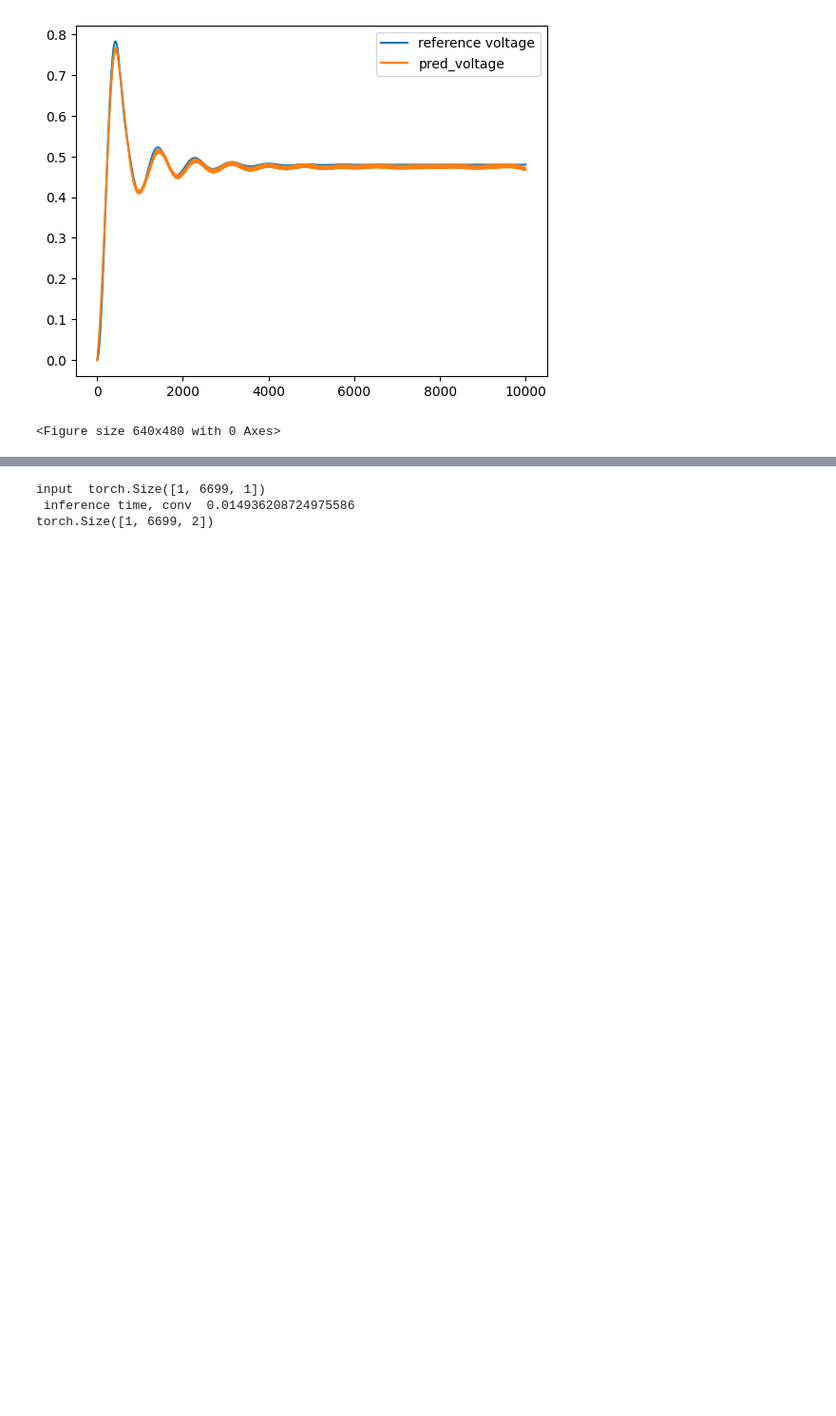
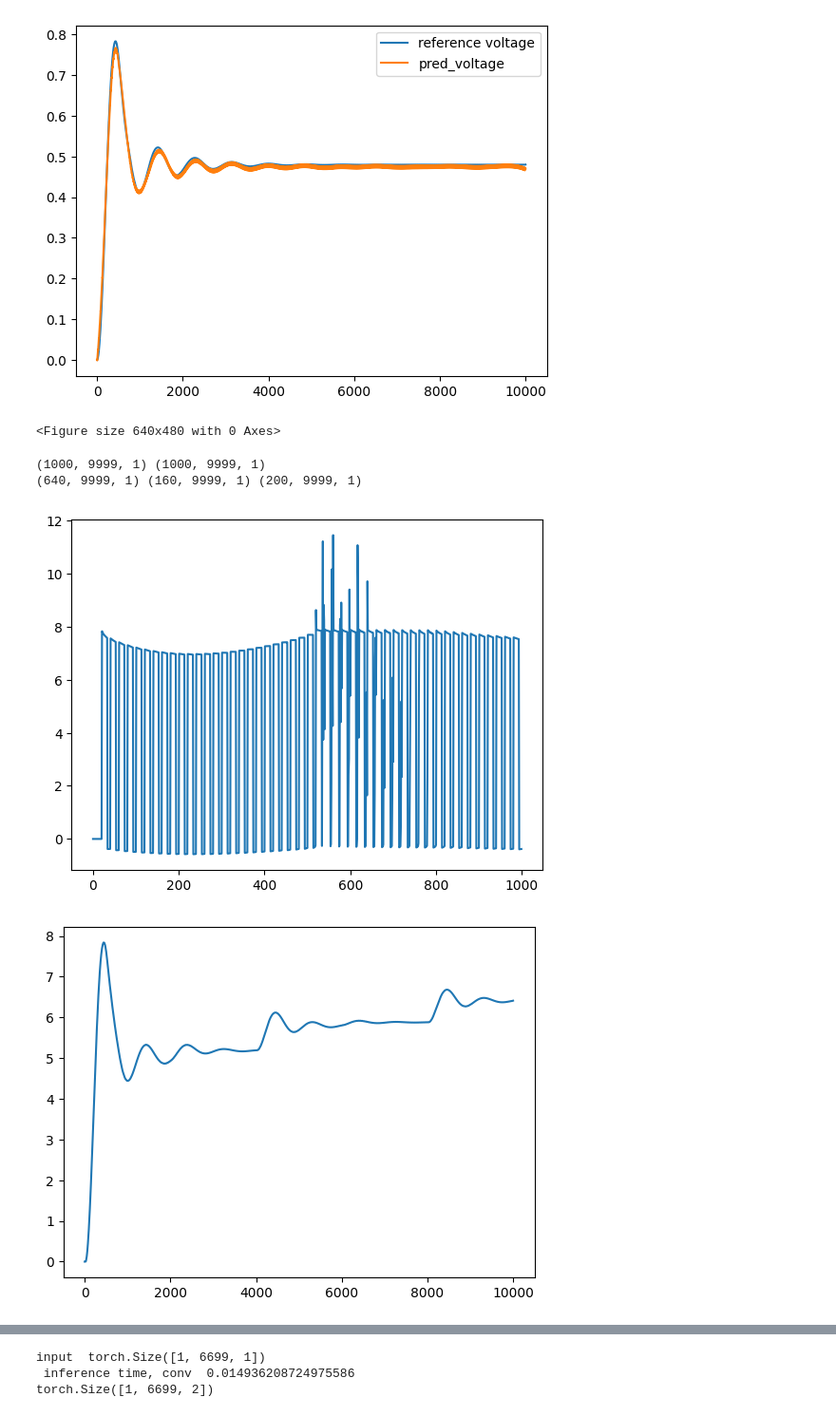
Before and after one commit to czuniga76/S4Model_Tests, a Jupyter notebook: SSSMforcircuits.ipynb, the cells around one changed output, grey strips where cells are left out. Shown at 95% size. Saved outputs shown, nothing was run; the diff lists cells and outputs as text; code cells hidden in the pictures; blank space fills up the shorter version.

```diff
--- a/SSSMforcircuits.ipynb
+++ b/SSSMforcircuits.ipynb
@@ -591,0 +601,28 @@ torch.Size([4, 9999, 1])
+# %%
+# Predict on time varying input pulses
+X = np.load(direc+"buckvarpulse_vin.npy") #  "Vsource_RLfixed_dtPd30.npy")
+y = np.load(direc+"buckvarpulse_vload.npy") #"iout_RLfixed_dtPd30.npy")
+
+X = X[:,:seq_len]
+y = y[:,:seq_len]
+
+X = np.expand_dims(X,axis=-1)
+y = np.expand_dims(y,axis=-1)
+#y2 = np.expand_dims(y2,axis=-1)
+
+#y = np.concatenate([y,y2],axis=-1)
+print(X.shape,y.shape)
+plt.plot(X[0,:1000])
+plt.figure()
+plt.plot(y[0,:])
+from sklearn.model_selection import train_test_split
+
+# Assuming X is your feature matrix and y is your target variable
+X_train, X_test, y_train, y_test = train_test_split(X, y, test_size=0.2, random_state=42)
+X_train, X_val, y_train, y_val = train_test_split(X_train,y_train,test_size=0.2,random_state=42)
+print(X_train.shape,X_val.shape,X_test.shape)
+# %% [output]
+(1000, 9999, 1) (1000, 9999, 1)
+(640, 9999, 1) (160, 9999, 1) (200, 9999, 1)
+[figure, added]
+[figure, added]
```
Also changed, not shown: parts of 4 cells of this notebook.
